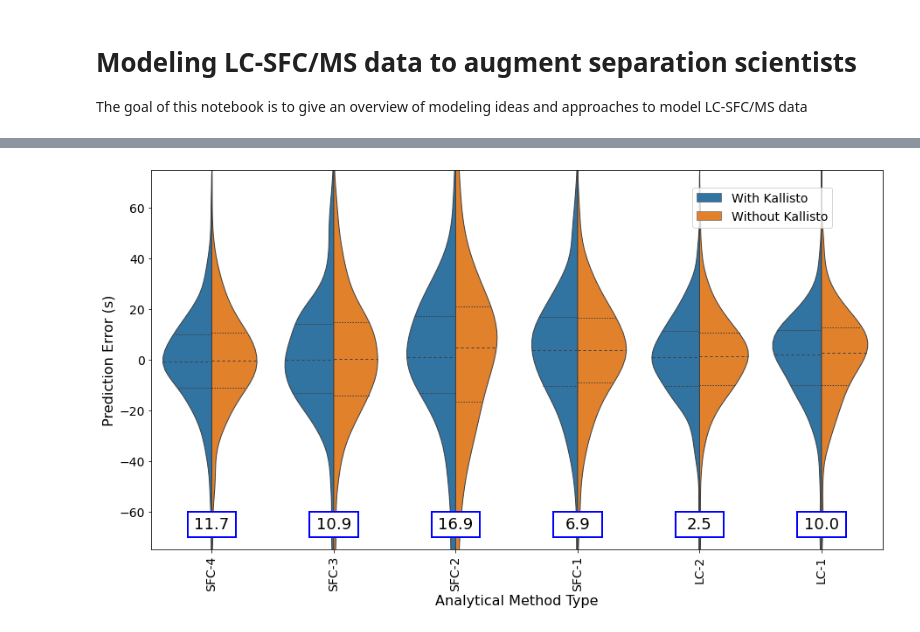
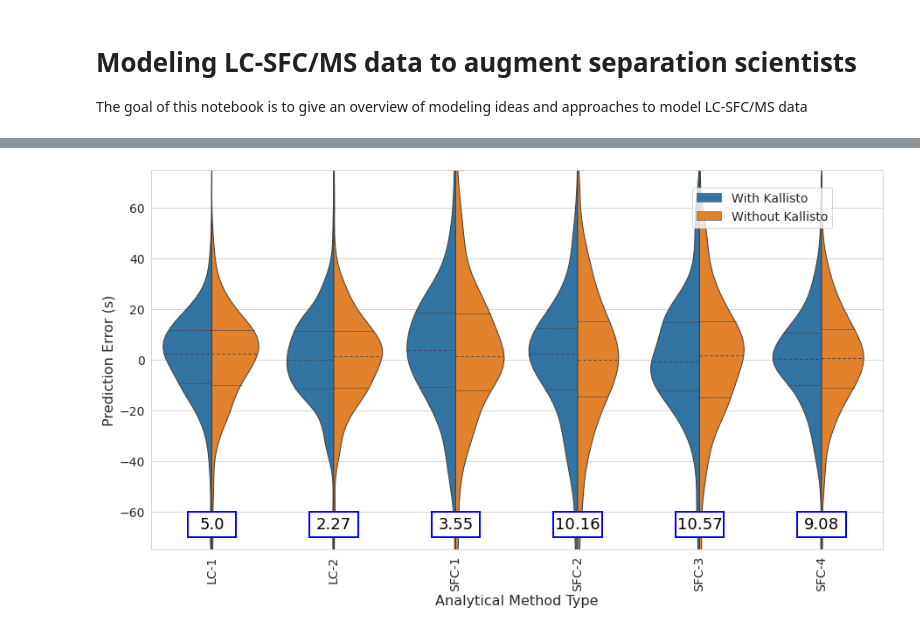
Before and after one commit to alisoltani/kallisto, a Jupyter notebook: rtPredictionAZ.ipynb, the cells around one changed output, grey strips where cells are left out. Cells and saved outputs as stored; diff of their text form; code cells hidden in the pictures.

Commit message:
updates to the models

```diff
--- a/rtPredictionAZ.ipynb
+++ b/rtPredictionAZ.ipynb
@@ -570,0 +456,35 @@ yposlist = np.zeros(len(stringlist))-70
+# %%
+%%time
+## 'LC-1'
+# training data
+methodName = 'Standard_3min_col2_alk'
+k = 125
+
+rf_method_nonkallisto = joblib.load("Model/rfModelLCAlkNonKallisto.joblib")
+rf_method = joblib.load("Model/rfModelLCAlk.joblib")
+
+newDf = publicWithDescriptors.loc[groupsvalidation.groups[methodName]]
+print('There are', newDf.shape[0],'data points in the validation dataset')
+
+errors_method_nonkallisto, errors_method, features_df_method = getResultsValidation(newDf, k, rf_method_nonkallisto, rf_method, bestFeatures)
+errorList.insert(0,getPerformance(errors_method_nonkallisto, errors_method, False, methodName))
+
+method = pd.Series(['With Kallisto'])
+methodNon = pd.Series(['Without Kallisto'])
+
+siz = errors_method.shape[0]
+methodNameSe = pd.Series(methodName).repeat(siz)
+
+
+errorKallisto = np.vstack([errors_method, method.repeat(siz), methodNameSe]).T
+errorKallistoNon = np.vstack([errors_method_nonkallisto, methodNon.repeat(siz), methodNameSe]).T
+
+dfErrors = pd.DataFrame(data=errorKallisto)
+dfErrorsKallisto = pd.DataFrame(data=errorKallistoNon)
+
+Errors = pd.concat([dfErrors, dfErrorsKallisto], axis=0, ignore_index=True)
+
+Errors = Errors.rename(columns={0:"errors", 1:"feature type", 2:"method name"})
+Errors = Errors.astype({'errors': 'float'})
+
+TotalErrors = pd.concat([Errors, TotalErrors], axis=0, ignore_index=True)
@@ -571,3 +501,6 @@ yposlist = np.zeros(len(stringlist))-70
+# %%
+xposlist = range(len(errorList))
+yposlist = np.zeros(len(errorList))-70
 # %%
 TotalErrors.loc[TotalErrors['method name'] == 'EP_NH3_2','method name'] = 'SFC-4'
 TotalErrors.loc[TotalErrors['method name'] == 'Luna_NH3_1','method name'] = 'SFC-3'
@@ -584,33 +517,34 @@ from matplotlib import pyplot as plt, patches
 #               palette={"Yes": "b", "No": ".85"})
 
 #sns.violinplot(data = Errors, y = 'errors')
 fig, ax = plt.subplots()
 # the size of A4 paper
 fig.set_size_inches(15,8)
 sns.violinplot(data = TotalErrors, x="method name", y ='errors', hue='feature type', split=True,  inner="quart", linewidth=1)
 ax.tick_params(axis='x', rotation=90)
 plt.ylim(-75, 75)
+plt.grid(True)
 
 
-for i in range(len(stringlist)):
+for i in range(len(errorList)):
     #ax.text(xposlist[i], yposlist[i], stringlist[i], fontsize='xx-large', rectangle=dict( boxstyle='square', fc="w", ec=(0., 0.5, 1.)))
     rectangle = patches.Rectangle((-0.2 + xposlist[i], -70), 0.4, 10, edgecolor='blue', facecolor="white", linewidth=2)
 
     ax.add_patch(rectangle)
     rx, ry = rectangle.get_xy()
     cx = rx + rectangle.get_width()/2.0
     cy = ry + rectangle.get_height()/2.0
-    ax.annotate(stringlist[i], (cx, cy), color='black', fontsize=18, ha='center', va='center')
+    ax.annotate(errorList[i], (cx, cy), color='black', fontsize=18, ha='center', va='center')
     plt.xticks(fontsize= 14 )
     plt.yticks(fontsize= 14 )
     plt.ylabel("Prediction Error (s)", fontsize=16)
     plt.xlabel("Analytical Method Type", fontsize=16)
 
     plt.legend(bbox_to_anchor = [0.94, 0.97], prop={'size': 14})
 
 
 
 sns.set_style("whitegrid")
 plt.savefig('Output/violinplot.pdf')
 # %% [output]
-[figure, old version]
+[figure, new version]
```
Also changed, not shown: parts of 23 cells of this notebook, 15 other files.
